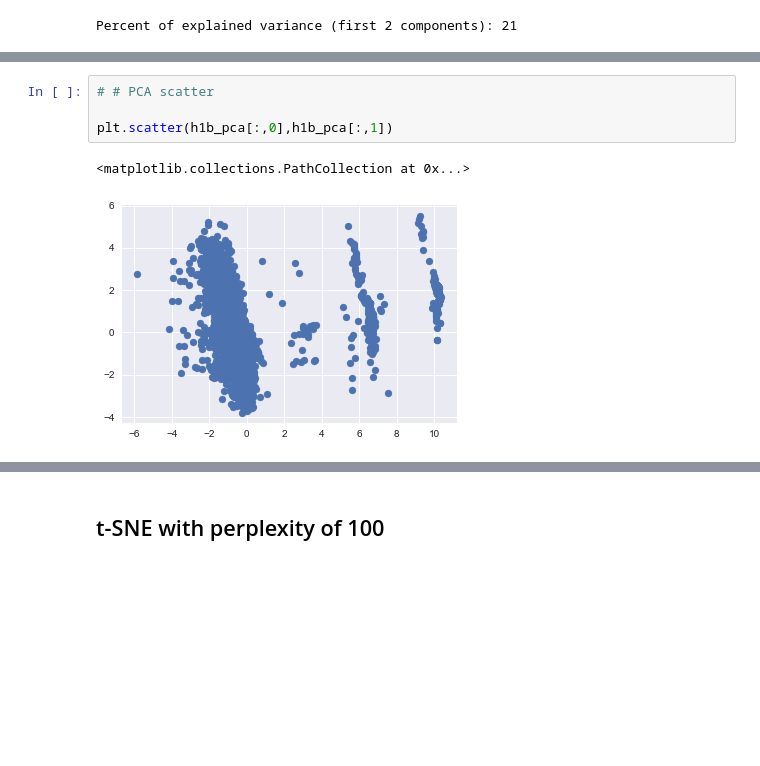
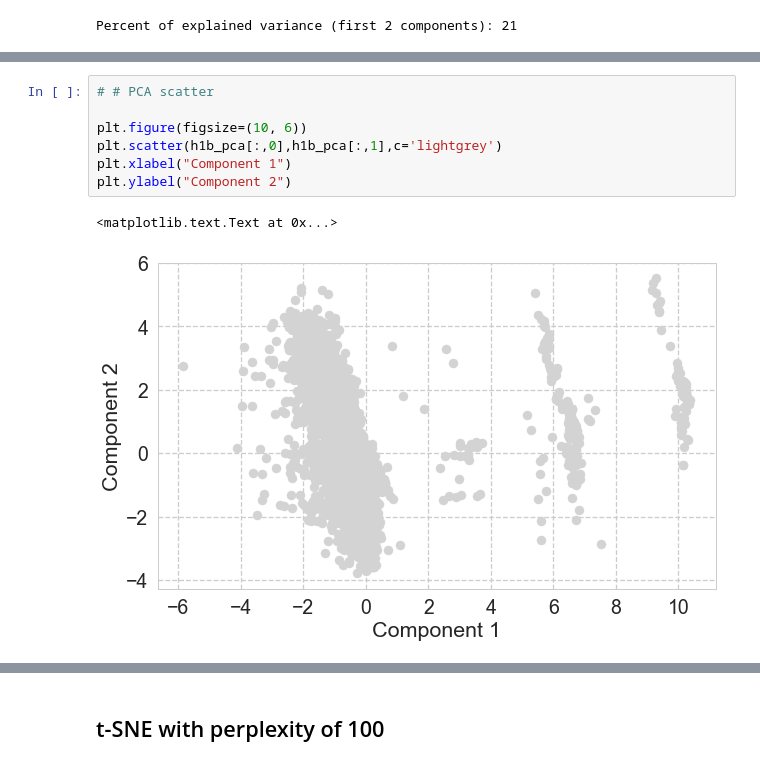
Before and after one commit to Kia0615/H1B_Bayesian, a Jupyter notebook: ML Midterm Project.ipynb, the cells around one changed output, grey strips where cells are left out. Saved outputs shown, nothing was run; the diff lists cells and outputs as text; blank space fills up the shorter version.

```diff
--- a/ML Midterm Project.ipynb
+++ b/ML Midterm Project.ipynb
@@ -312,10 +313,13 @@ Comp2.set_title('Component 2 Loadings')
 # %%
 # # PCA scatter
 
-plt.scatter(h1b_pca[:,0],h1b_pca[:,1])
+plt.figure(figsize=(10, 6))
+plt.scatter(h1b_pca[:,0],h1b_pca[:,1],c='lightgrey')
+plt.xlabel("Component 1")
+plt.ylabel("Component 2")
 # %% [output]
-<matplotlib.collections.PathCollection at 0x...>
+<matplotlib.text.Text at 0x...>
-[figure, old version]
+[figure, new version]
 # %%
 Certified = balance_df.OUTCOME == 1
 # PCA plot with labels for certified
```
Also changed, not shown: parts of 15 cells of this notebook.
